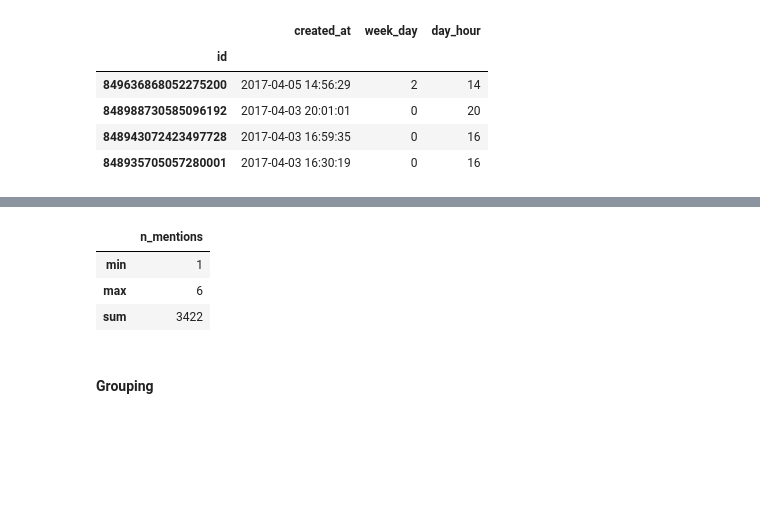
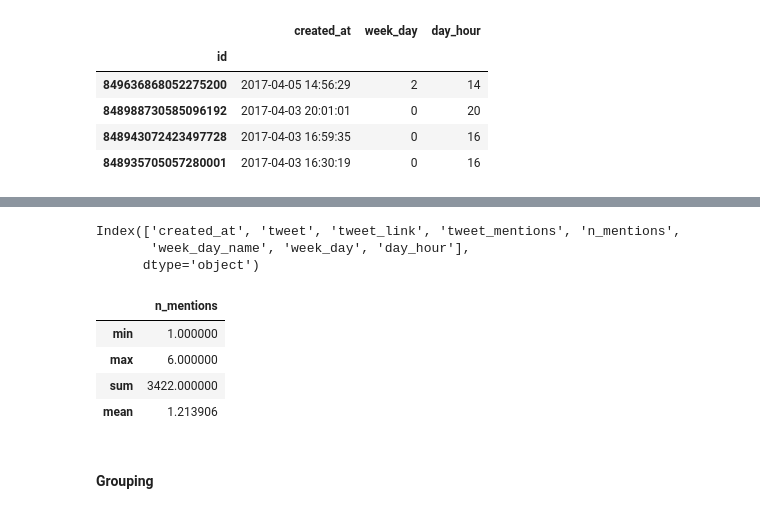
Before and after one commit to mromanello/ADA-DHOxSS, a Jupyter notebook: notebooks/2.3 Skills, Wrangling with Pandas.ipynb, the cells around one changed output, grey strips where cells are left out. Saved outputs shown, nothing was run; the diff lists cells and outputs as text; code cells hidden in the pictures; blank space fills up the shorter version.

```diff
--- a/notebooks/2.3 Skills, Wrangling with Pandas.ipynb
+++ b/notebooks/2.3 Skills, Wrangling with Pandas.ipynb
@@ -216,5 +216,5 @@ df['tweet_mentions'] = df.text.apply(find_mentions)
 # %%
-df['n_mentions'] = df.tweet_mentions.map(lambda x: len(x.split(', ')))
+df['n_mentions'] = df['tweet_mentions'].map(lambda x: len(x.split(', ')))
 # %%
 df.head()
 # %% [output]
@@ -228,9 +228,9 @@ df.head()
 # %% [markdown]
 #### Add column with week day
 # %%
-df["week_day_name"] = df.created_at.dt.day_name()
+df["week_day_name"] = df['created_at'].dt.day_name()
 # %%
-df["week_day"] = df.created_at.dt.weekday
+df["week_day"] = df['created_at'].dt.weekday
 # %%
 df.head(3)
 # %% [output]
@@ -331,7 +342,7 @@ id
 848416049573658624     6
 Name: created_at, dtype: int32
 # %%
-df["day_hour"] = df.created_at.dt.hour
+df["day_hour"] = df['created_at'].dt.hour
 # %%
 display_cols = ['created_at', 'week_day', 'day_hour']
 df[display_cols].head(4)
@@ -348,13 +359,20 @@ df[display_cols].head(4)
 (Figure taken from W. Mckinney's *Python for Data Analysis* 2013, p. 252)
 
 <img src='figures/groupby-mechanics.png' width='600px'>
+# %%
+df.columns
+# %% [output]
+Index(['created_at', 'tweet', 'tweet_link', 'tweet_mentions', 'n_mentions',
+       'week_day_name', 'week_day', 'day_hour'],
+      dtype='object')
 # %%
-df.agg({'n_mentions': ['min', 'max', 'sum']})
+df.agg({'n_mentions': ['min', 'max', 'sum', 'mean']})
 # %% [output]
 |  | n_mentions |
-| min | 1 |
-| max | 6 |
-| sum | 3422 |
+| min | 1.000000 |
+| max | 6.000000 |
+| sum | 3422.000000 |
+| mean | 1.213906 |
 # %% [markdown]
 #### Grouping
 # %%
```
Also changed, not shown: parts of 40 cells of this notebook.
